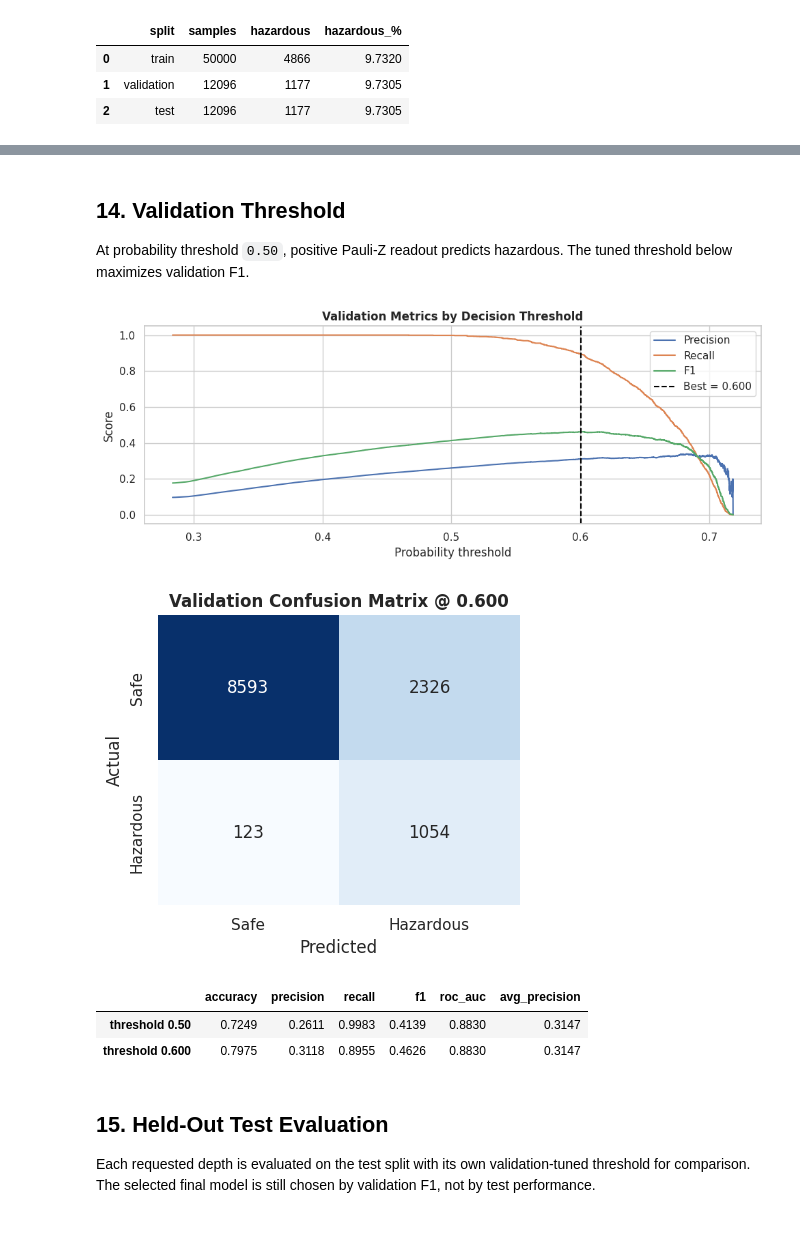
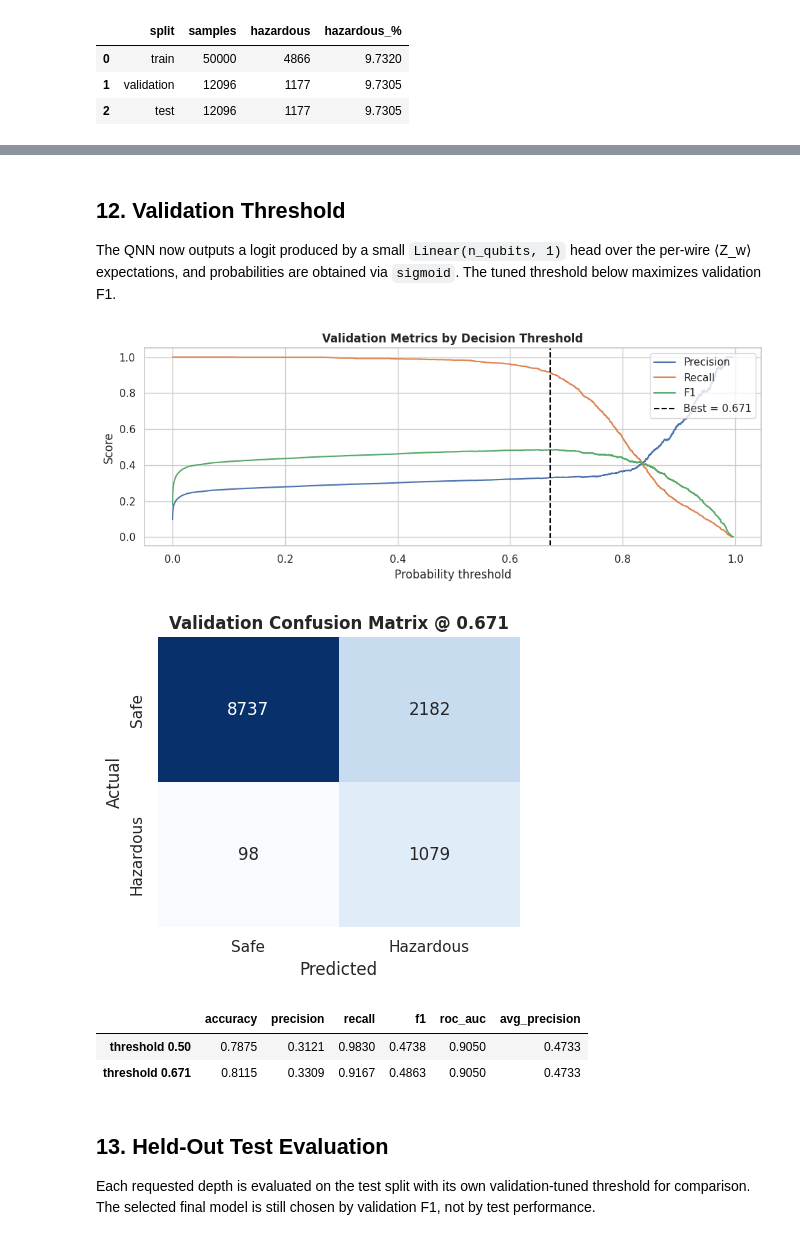
Before and after one commit to lucak17/qml_neo_classifier, a Jupyter notebook: neo_classifier_qnn.ipynb, the cells around one changed output, grey strips where cells are left out. Saved outputs shown, nothing was run; the diff lists cells and outputs as text; code cells hidden in the pictures.

```diff
--- a/neo_classifier_qnn.ipynb
+++ b/neo_classifier_qnn.ipynb
@@ -213,6 +222,7 @@ df_features["avg_diameter"] = (df_features["est_diameter_min"] + df_features["es
 df_features["diameter_uncertainty"] = df_features["est_diameter_max"] - df_features["est_diameter_min"]
 df_features["log_avg_diameter"] = np.log1p(df_features["avg_diameter"])
 df_features["log_miss_distance"] = np.log1p(df_features["miss_distance"])
+df_features["kinetic_proxy"] = df_features["log_avg_diameter"] * df_features["relative_velocity"] * df_features["relative_velocity"]
 
 FEATURES = [
     "absolute_magnitude",
@@ -220,6 +230,7 @@ FEATURES = [
     "relative_velocity",
     "log_miss_distance",
     "diameter_uncertainty",
+    "kinetic_proxy",
 ]
 TARGET = "hazardous"
 
@@ -311,6 +323,8 @@ Set `USE_PCA = True` to standardize, project to 4 PCA components, and run the QN
 #   USE_PCA=True  -> standardize -> PCA(4) -> min-max into [-pi/2, pi/2], n_qubits=4.
 #   USE_PCA=False -> standardize ->          min-max into [-pi/2, pi/2], n_qubits=len(FEATURES).
 USE_PCA = False
+PCA_COMPONENTS = 4
+RESCALE_RANGE = np.pi / 2
 
 # 1. Standardize using training-set statistics only.
 scaler_std = StandardScaler().fit(X_tr_np)
@@ -320,7 +334,7 @@ X_te_std = scaler_std.transform(X_te_np)
 
 # 2. Optional PCA dimensionality reduction.
 if USE_PCA:
-    n_qubits = 4
+    n_qubits = PCA_COMPONENTS
     pca = PCA(n_components=n_qubits, random_state=SEED).fit(X_tr_std)
     X_tr_red = pca.transform(X_tr_std)
     X_val_red = pca.transform(X_val_std)
@@ -338,7 +352,7 @@ else:
     pca_summary = pd.DataFrame({"note": [f"PCA disabled; using all {n_qubits} standardized features"]})
 
 # 3. Min-max scale each component into [-pi/2, pi/2] for angle encoding.
-angle_scaler = MinMaxScaler(feature_range=(-np.pi / 2, np.pi / 2)).fit(X_tr_red)
+angle_scaler = MinMaxScaler(feature_range=(-RESCALE_RANGE, RESCALE_RANGE)).fit(X_tr_red)
 X_tr_ang = angle_scaler.transform(X_tr_red).astype(np.float32)
 X_val_ang = angle_scaler.transform(X_val_red).astype(np.float32)
 X_te_ang = angle_scaler.transform(X_te_red).astype(np.float32)
@@ -517,33 +564,0 @@ The PyTorch module stores only the trainable quantum parameters. The QNode uses
-# %%
-@qml.qnode(dev, interface="torch", diff_method=qnode_diff_method)
-def qnn_circuit(feature_angles, theta):
-    repeated_qnn(feature_angles, theta)
-    return qml.expval(qml.PauliZ(readout_wire))
-
-
-class QuantumHazardClassifier(nn.Module):
-    def __init__(self, reuploads, init_scale=0.05):
-        super().__init__()
-        self.reuploads = reuploads
-        self.theta = nn.Parameter(torch.randn(theta_shape(reuploads), dtype=torch.float32, device=torch_device) * init_scale)
-
-    def forward(self, x):
-        if x.ndim == 1:
-            x = x.unsqueeze(0)
-
-        x = x.to(device=torch_device, dtype=torch.float32)
-        # default.qubit supports parameter broadcasting: pass the whole batch in one call.
-        z = qnn_circuit(x, self.theta)
-        return z.reshape(-1, 1).float()
-
-
-probe_model = QuantumHazardClassifier(reuploads=reupload_depths[0]).to(torch_device)
-x_probe = X_tr_qnn[:4]
-
-with torch.no_grad():
-    probe_logits = probe_model(x_probe)
-
-print(probe_model)
-print(f"Probe batch shape: {tuple(x_probe.shape)}")
-print(f"Probe logits shape: {tuple(probe_logits.shape)}")
-print(f"Probe probabilities: {torch.sigmoid(probe_logits).detach().cpu().numpy().round(3).ravel()}")
@@ -998,40 +1020,40 @@ comparison_df.round(4)
 # %% [markdown]
-## 14. Validation Threshold
+## 12. Validation Threshold
 
-At probability threshold `0.50`, positive Pauli-Z readout predicts hazardous. The tuned threshold below maximizes validation F1.
+The QNN now outputs a logit produced by a small `Linear(n_qubits, 1)` head over the per-wire ⟨Z_w⟩ expectations, and probabilities are obtained via `sigmoid`. The tuned threshold below maximizes validation F1.
 # %%
 threshold_curve = best_result["threshold_curve"]
-baseline = evaluate(model, X_val_qnn, y_val_qnn, threshold=0.50)
+baseline = evaluate_probabilities(y_val_qnn, best_result["val_proba"], threshold=0.50)
 tuned = best_result["validation"]
 
 validation_metrics_df = pd.DataFrame(
     [baseline["metrics"], tuned["metrics"]],
     index=["threshold 0.50", f"threshold {best_threshold:.3f}"],
 ).round(4)
 
 fig, ax = plt.subplots(figsize=(10, 4))
 ax.plot(threshold_curve["threshold"], threshold_curve["precision"], label="Precision")
 ax.plot(threshold_curve["threshold"], threshold_curve["recall"], label="Recall")
 ax.plot(threshold_curve["threshold"], threshold_curve["f1"], label="F1")
 ax.axvline(best_threshold, color="black", linestyle="--", label=f"Best = {best_threshold:.3f}")
 ax.set_title("Validation Metrics by Decision Threshold", fontweight="bold")
 ax.set_xlabel("Probability threshold")
 ax.set_ylabel("Score")
 ax.legend()
 plt.tight_layout()
 plt.show()
 
 plot_confusion_matrix(y_val_qnn, tuned["y_pred"], f"Validation Confusion Matrix @ {best_threshold:.3f}")
 
 validation_metrics_df
 # %% [output]
-[figure, old version]
+[figure, new version]
-[figure, old version]
+[figure, new version]
 |  | accuracy | precision | recall | f1 | roc_auc | avg_precision |
-| threshold 0.50 | 0.7249 | 0.2611 | 0.9983 | 0.4139 | 0.8830 | 0.3147 |
-| threshold 0.600 | 0.7975 | 0.3118 | 0.8955 | 0.4626 | 0.8830 | 0.3147 |
+| threshold 0.50 | 0.7875 | 0.3121 | 0.9830 | 0.4738 | 0.9050 | 0.4733 |
+| threshold 0.671 | 0.8115 | 0.3309 | 0.9167 | 0.4863 | 0.9050 | 0.4733 |
 # %% [markdown]
-## 15. Held-Out Test Evaluation
+## 13. Held-Out Test Evaluation
 
 Each requested depth is evaluated on the test split with its own validation-tuned threshold for comparison. The selected final model is still chosen by validation F1, not by test performance.
 # %%
```
Also changed, not shown: parts of 26 cells of this notebook, 1 other file.
